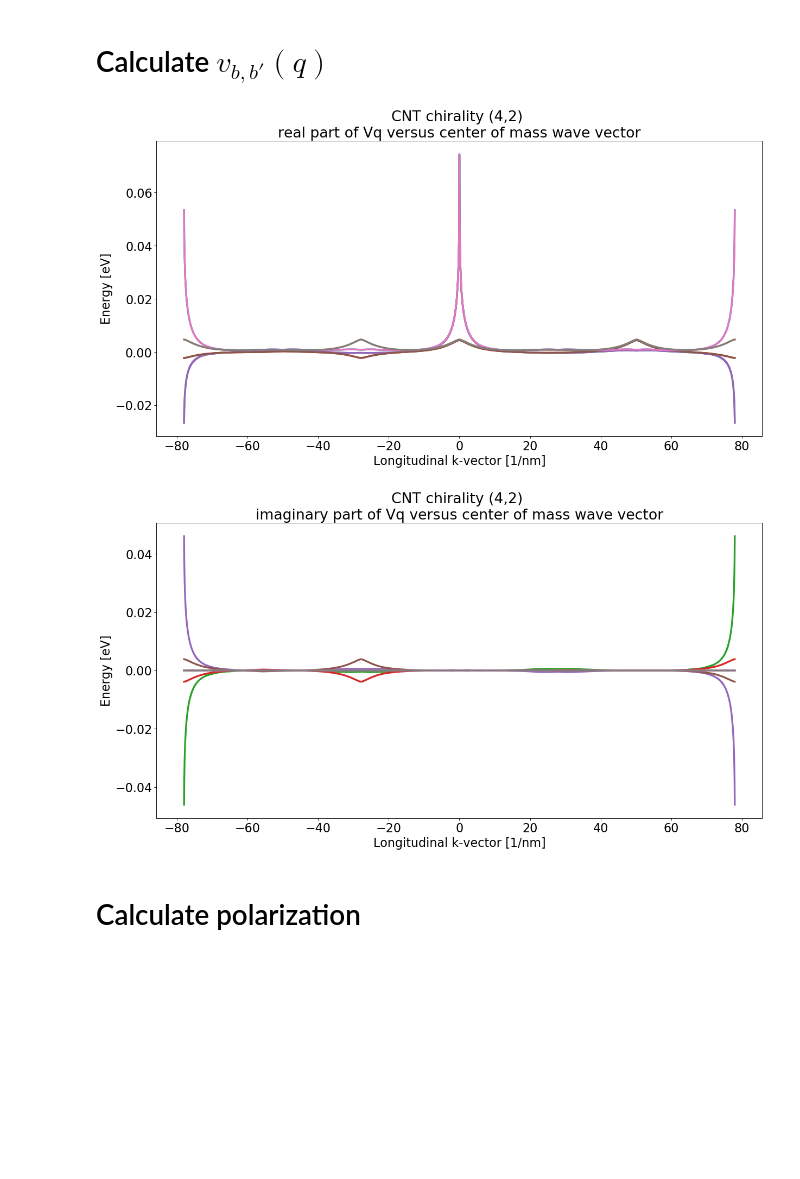
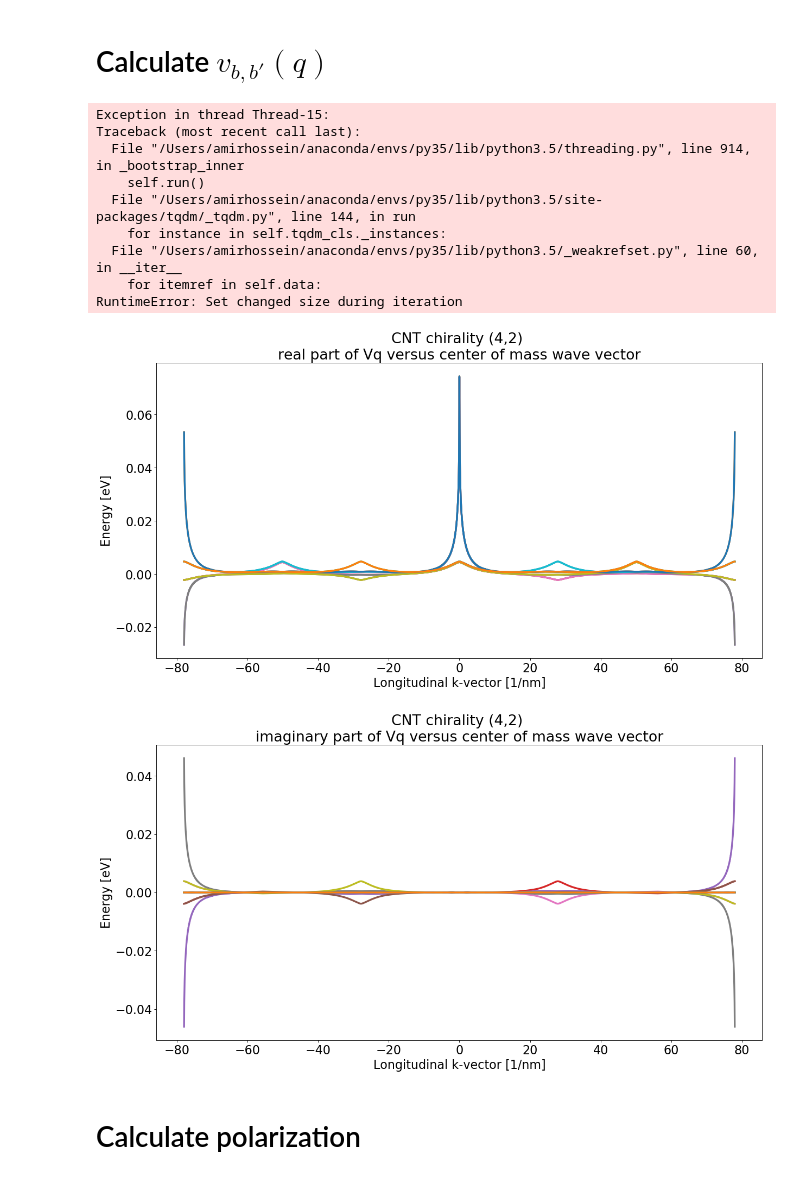
Before and after one commit to amirhosseindavoody/carbon_nanotube_exciton_energy, a Jupyter notebook: python/cnt_exciton.ipynb, the cells around one changed output. Drawn from its saved outputs; the diff is of its cells as text; code cells hidden in the pictures; blank space fills up the shorter version.

```diff
--- a/python/cnt_exciton.ipynb
+++ b/python/cnt_exciton.ipynb
@@ -737,42 +737,51 @@ def calculate_vq(iq_limits, mu_limits, no_of_cnt_unit_cells, pos_a=pos_a,\
 def plot_vq():
 #     ikcm_lim = range(-(ikc_range.shape[1]-1),+(ikc_range.shape[1]-1)+1)
     ikcm_lim = range(-(el_energy_K2ext.shape[1]-1),el_energy_K2ext.shape[1])
-#     mu_limits = range(-Q+1,Q)
-    mu_limits = range(0,2)
+    mu_limits = range(-Q+1,Q)
+#     mu_limits = range(0,2)
     vq,q_vec = calculate_vq(ikcm_lim, mu_limits,number_of_unit_cells+1)
     vq = vq/eV
 
     # plot real part
     fig=plt.figure(figsize=(18, 9), dpi= 80, facecolor='w', edgecolor='k')
     for i in range(2):
         for j in range(2):
             plt.plot(q_vec*1e-9, (np.real(vq[i,j,:,:])), linestyle='-', linewidth=3)
 
     plt.title('CNT chirality ({},{}) \n'.format(n,m)+\
               'real part of Vq versus center of mass wave vector', size=24)
     plt.tick_params(axis='both', which='major', labelsize=20)
     plt.xlabel('Longitudinal k-vector [1/nm]', size=20)
     plt.ylabel('Energy [eV]', size=20)
     plt.savefig('vq_using_K2extended_rep.png')
 
 
     # plot imaginary part
     fig=plt.figure(figsize=(18, 9), dpi= 80, facecolor='w', edgecolor='k')
     for i in range(2):
         for j in range(2):
             plt.plot(q_vec*1e-9, (np.imag(vq[i,j,:,:])), linestyle='-', linewidth=3)
 
     plt.title('CNT chirality ({},{}) \n'.format(n,m)+\
               'imaginary part of Vq versus center of mass wave vector', size=24)
     plt.tick_params(axis='both', which='major', labelsize=20)
     plt.xlabel('Longitudinal k-vector [1/nm]', size=20)
     plt.ylabel('Energy [eV]', size=20)
     plt.savefig('vq_using_K2extended_rep.png')
 
 plot_vq()
 # %% [output]
+Exception in thread Thread-15:
+Traceback (most recent call last):
+  File "/Users/amirhossein/anaconda/envs/py35/lib/python3.5/threading.py", line 914, in _bootstrap_inner
+    self.run()
+  File "/Users/amirhossein/anaconda/envs/py35/lib/python3.5/site-packages/tqdm/_tqdm.py", line 144, in run
+    for instance in self.tqdm_cls._instances:
+  File "/Users/amirhossein/anaconda/envs/py35/lib/python3.5/_weakrefset.py", line 60, in __iter__
+    for itemref in self.data:
+RuntimeError: Set changed size during iteration
-[figure, old version]
+[figure, new version]
-[figure, old version]
+[figure, new version]
 # %% [markdown]
 # Calculate polarization
 # %%
```
Also changed, not shown: parts of 1 cell of this notebook, 5 other files.
